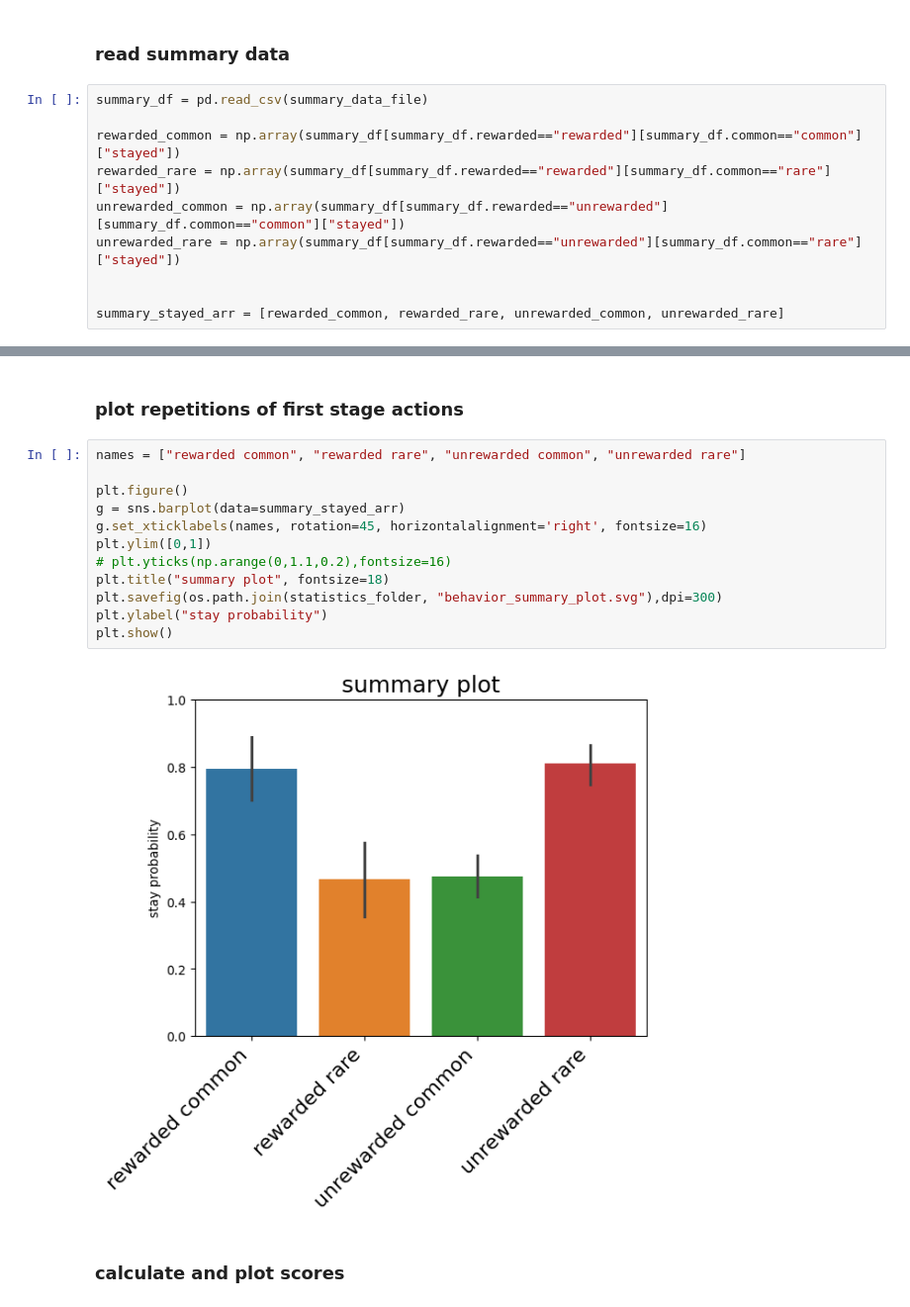
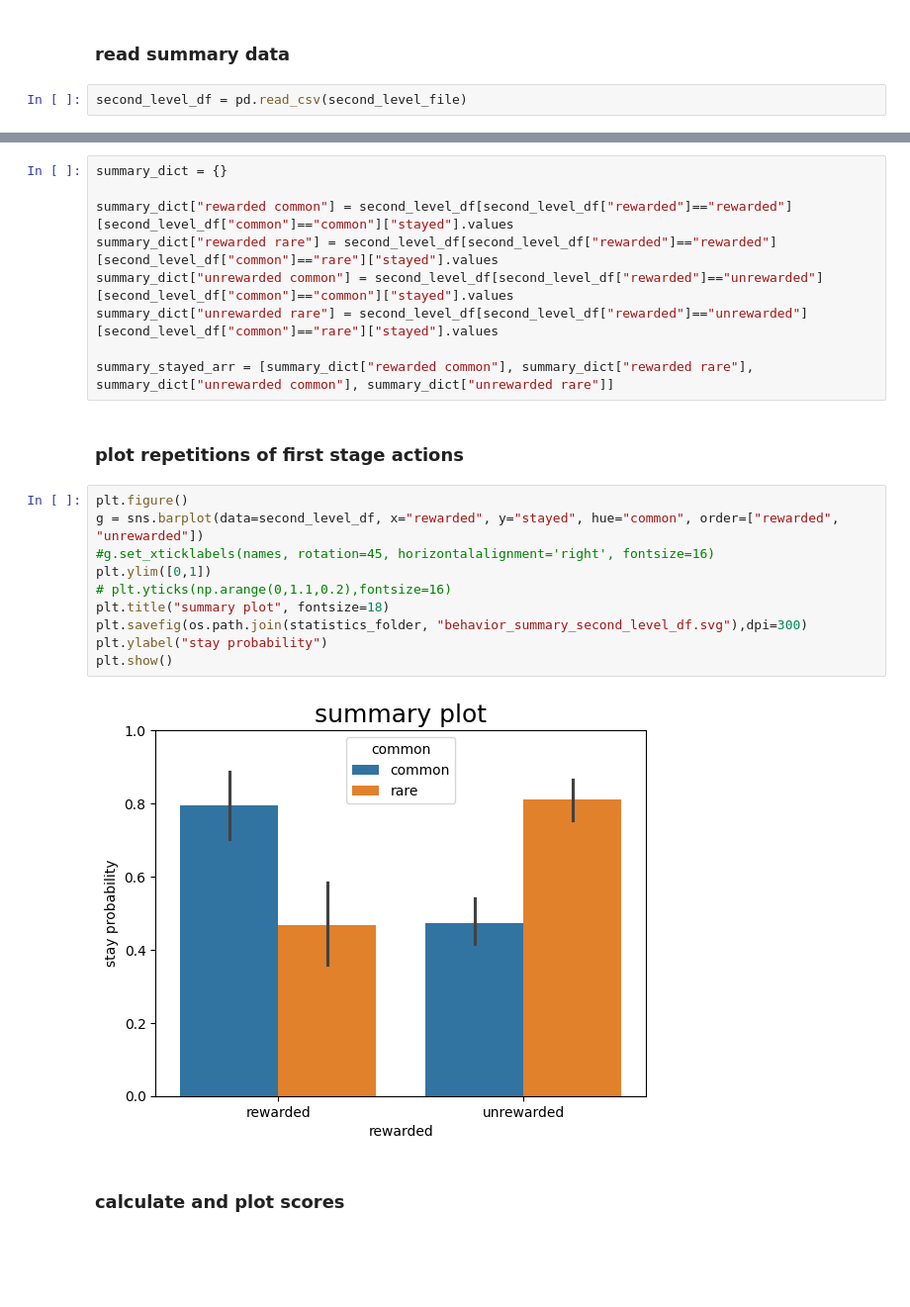
Before and after one commit to SSchwoebel/TwoStageStrategies, a Jupyter notebook: FeherDaSilva_data/magic_carpet/2_statistical_analysis.ipynb, the cells around one changed output, grey strips where cells are left out. Shown at 99% size. Cells and saved outputs as stored; diff of their text form; blank space fills up the shorter version.

```diff
--- a/FeherDaSilva_data/magic_carpet/2_statistical_analysis.ipynb
+++ b/FeherDaSilva_data/magic_carpet/2_statistical_analysis.ipynb
@@ -33,12 +59,4 @@ scores_file = os.path.join(statistics_folder, scores_file_name)
 # %% [markdown]
 ### read summary data
 # %%
-summary_df = pd.read_csv(summary_data_file)
-
-rewarded_common = np.array(summary_df[summary_df.rewarded=="rewarded"][summary_df.common=="common"]["stayed"])
-rewarded_rare = np.array(summary_df[summary_df.rewarded=="rewarded"][summary_df.common=="rare"]["stayed"])
-unrewarded_common = np.array(summary_df[summary_df.rewarded=="unrewarded"][summary_df.common=="common"]["stayed"])
-unrewarded_rare = np.array(summary_df[summary_df.rewarded=="unrewarded"][summary_df.common=="rare"]["stayed"])
-
-
-summary_stayed_arr = [rewarded_common, rewarded_rare, unrewarded_common, unrewarded_rare]
+second_level_df = pd.read_csv(second_level_file)
@@ -45,19 +79,26 @@ summary_stayed_arr = [rewarded_common, rewarded_rare, unrewarded_common, unrewar
+# %%
+summary_dict = {}
+
+summary_dict["rewarded common"] = second_level_df[second_level_df["rewarded"]=="rewarded"][second_level_df["common"]=="common"]["stayed"].values
+summary_dict["rewarded rare"] = second_level_df[second_level_df["rewarded"]=="rewarded"][second_level_df["common"]=="rare"]["stayed"].values
+summary_dict["unrewarded common"] = second_level_df[second_level_df["rewarded"]=="unrewarded"][second_level_df["common"]=="common"]["stayed"].values
+summary_dict["unrewarded rare"] = second_level_df[second_level_df["rewarded"]=="unrewarded"][second_level_df["common"]=="rare"]["stayed"].values
+
+summary_stayed_arr = [summary_dict["rewarded common"], summary_dict["rewarded rare"], summary_dict["unrewarded common"], summary_dict["unrewarded rare"]]
 # %% [markdown]
 ### plot repetitions of first stage actions
 # %%
-names = ["rewarded common", "rewarded rare", "unrewarded common", "unrewarded rare"]
-
 plt.figure()
-g = sns.barplot(data=summary_stayed_arr)
-g.set_xticklabels(names, rotation=45, horizontalalignment='right', fontsize=16)
+g = sns.barplot(data=second_level_df, x="rewarded", y="stayed", hue="common", order=["rewarded", "unrewarded"])
+#g.set_xticklabels(names, rotation=45, horizontalalignment='right', fontsize=16)
 plt.ylim([0,1])
 # plt.yticks(np.arange(0,1.1,0.2),fontsize=16)
 plt.title("summary plot", fontsize=18)
-plt.savefig(os.path.join(statistics_folder, "behavior_summary_plot.svg"),dpi=300)
+plt.savefig(os.path.join(statistics_folder, "behavior_summary_second_level_df.svg"),dpi=300)
 plt.ylabel("stay probability")
 plt.show()
 # %% [output]
-[figure, old version]
+[figure, new version]
 # %% [markdown]
 ### calculate and plot scores
 # %%
```
Also changed, not shown: parts of 10 cells of this notebook, 14 other files.
